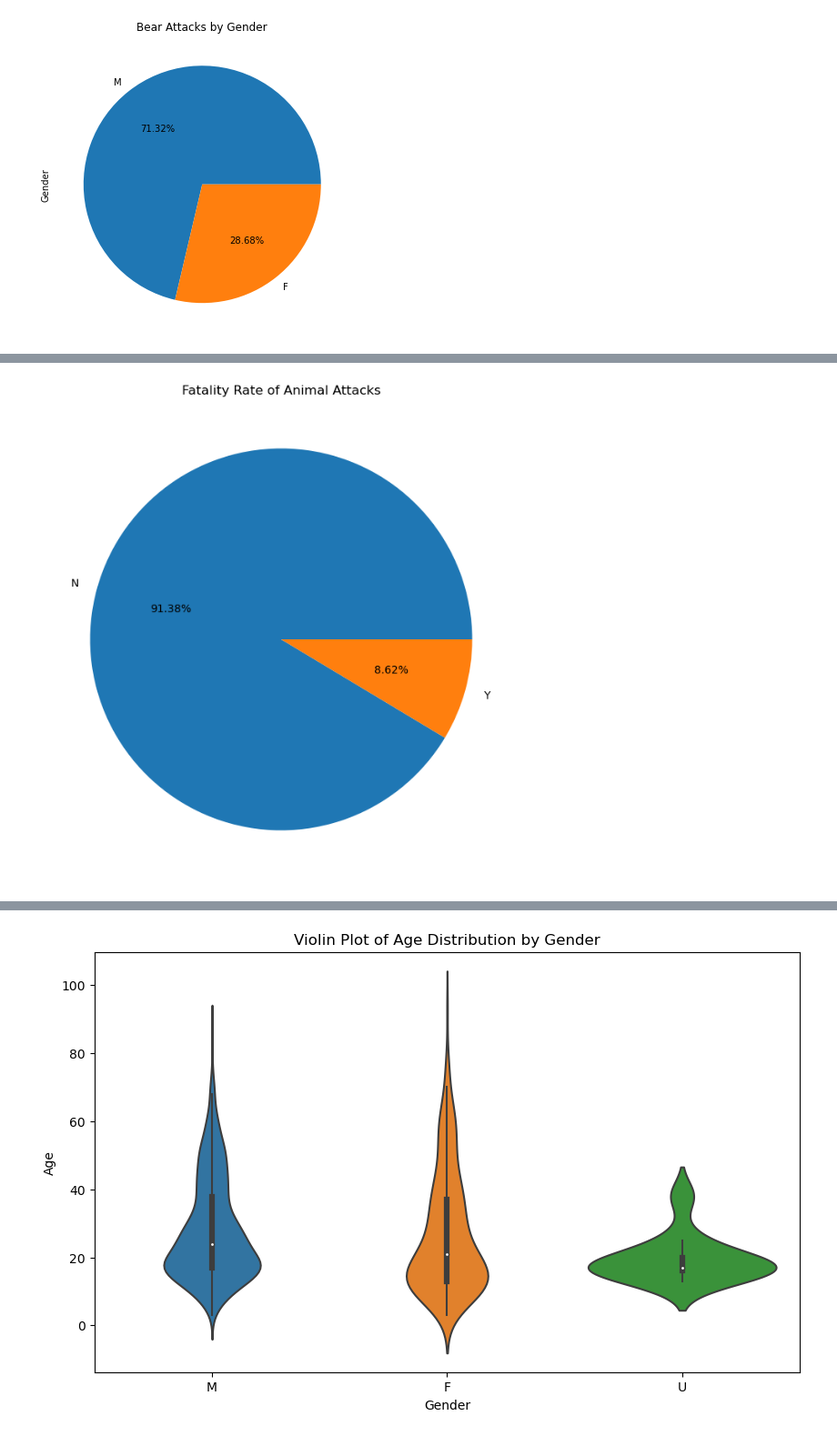
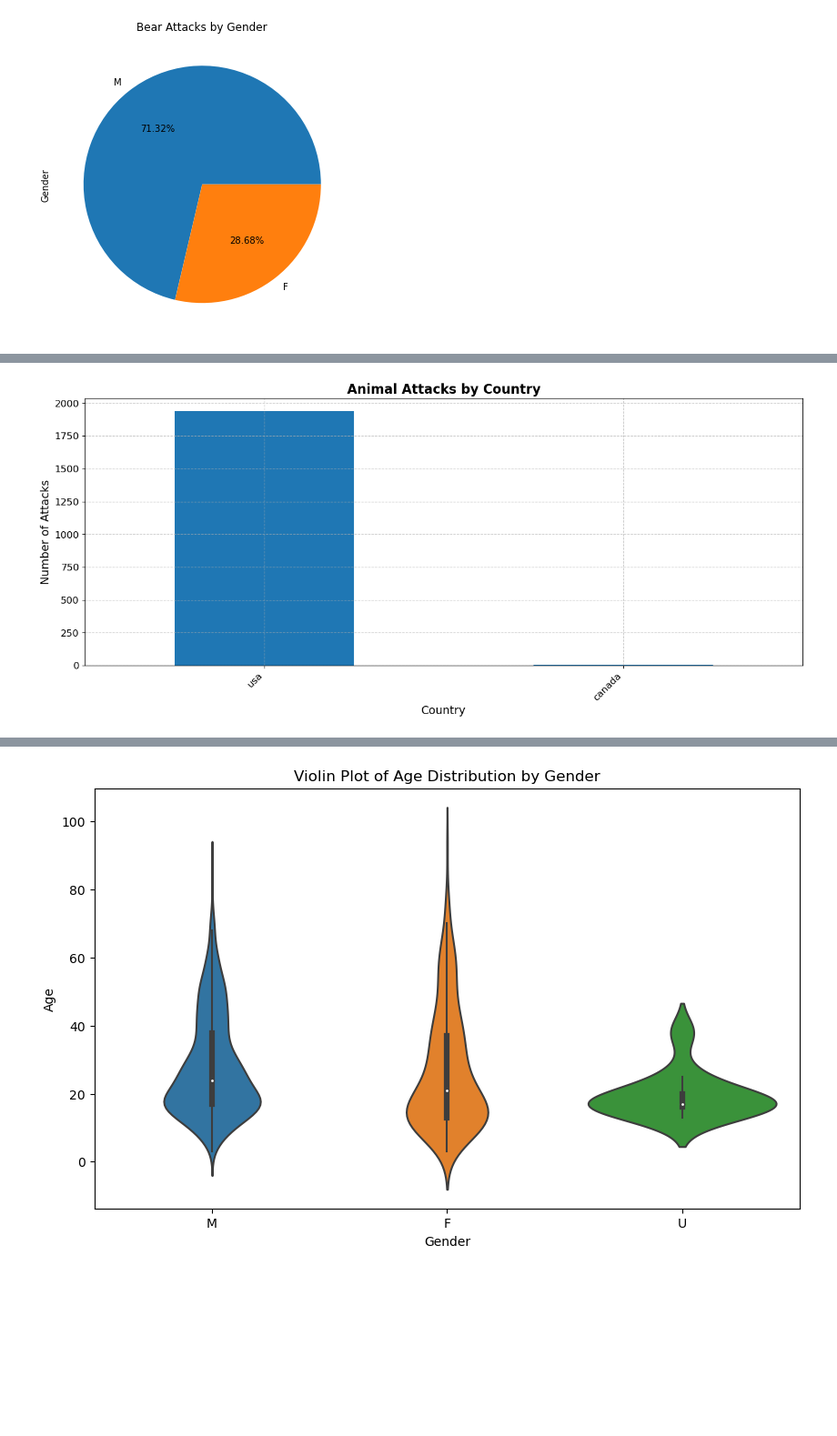
Before and after one commit to AIDecisions/project-3-group-2, a Jupyter notebook: eda/eda_mathias2.ipynb, the cells around one changed output, grey strips where cells are left out. Shown at 91% size. Saved outputs shown, nothing was run; the diff lists cells and outputs as text; code cells hidden in the pictures; blank space fills up the shorter version.

```diff
--- a/eda/eda_mathias2.ipynb
+++ b/eda/eda_mathias2.ipynb
@@ -271,8 +255,22 @@ plt.show()
-# %%
-fatality_rate = df['fatal_(y/n)'].value_counts()
-
-plt.figure(figsize=(8,8))
-fatality_rate.plot(kind='pie', title='Fatality Rate of Animal Attacks', ylabel='', autopct='%.2f%%')
-plt.show()
-# %% [output]
-[figure, removed]
+# %%
+# Calculate the number of attacks per country
+country_attacks = df['country'].value_counts()
+
+# Define a bold color for the bars
+bold_color = '#1f77b4'  # Strong blue color
+
+# Create the bar chart
+plt.figure(figsize=(16,6))
+country_attacks.plot(kind='bar', color=bold_color)
+
+# Customize the plot with bold and readable text
+plt.title('Animal Attacks by Country', fontsize=16, fontweight='bold')
+plt.xlabel('Country', fontsize=14)
+plt.ylabel('Number of Attacks', fontsize=14)
+plt.xticks(rotation=45, ha='right', fontsize=12)  # Rotate x-axis labels for better readability
+plt.yticks(fontsize=12)
+plt.grid(True, linestyle='--', alpha=0.7)
+
+plt.show()
+# %% [output]
+[figure, added]
```
Also changed, not shown: parts of 18 cells of this notebook, 1 other file.
